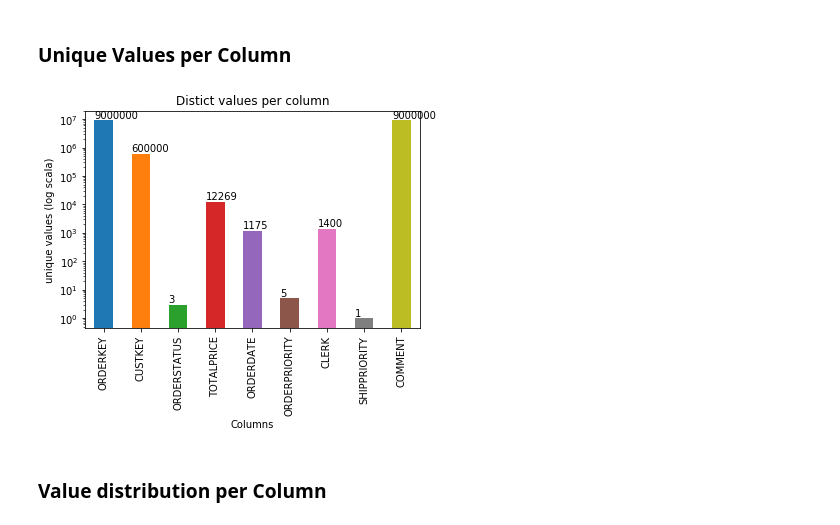
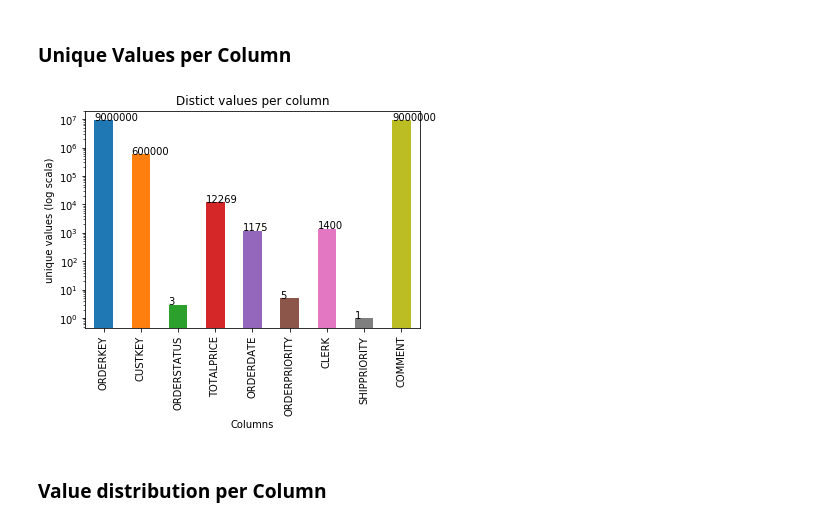
Before and after one commit to paszin/TuCompression, a Jupyter notebook: python/Tuc.ipynb, the cells around one changed output. Cells and saved outputs as stored; diff of their text form; code cells hidden in the pictures.

```diff
--- a/python/Tuc.ipynb
+++ b/python/Tuc.ipynb
@@ -34,10 +34,10 @@ First 3 rows:
 # %%
 ax = data.apply(pd.Series.nunique).plot(kind='bar', logy=True, title='Distict values per column')
 ax.set(xlabel="Columns", ylabel="unique values (log scala)")
 for p in ax.patches:
-    ax.annotate(str(p.get_height()), (p.get_x(), p.get_height() * 1.2))
+    ax.annotate(str(p.get_height()), (p.get_x(), p.get_height()))
 # %% [output]
-[figure, old version]
+[figure, new version]
 # %% [markdown]
 ### Value distribution per Column
 # %%
```
Also changed, not shown: parts of 3 cells of this notebook.
